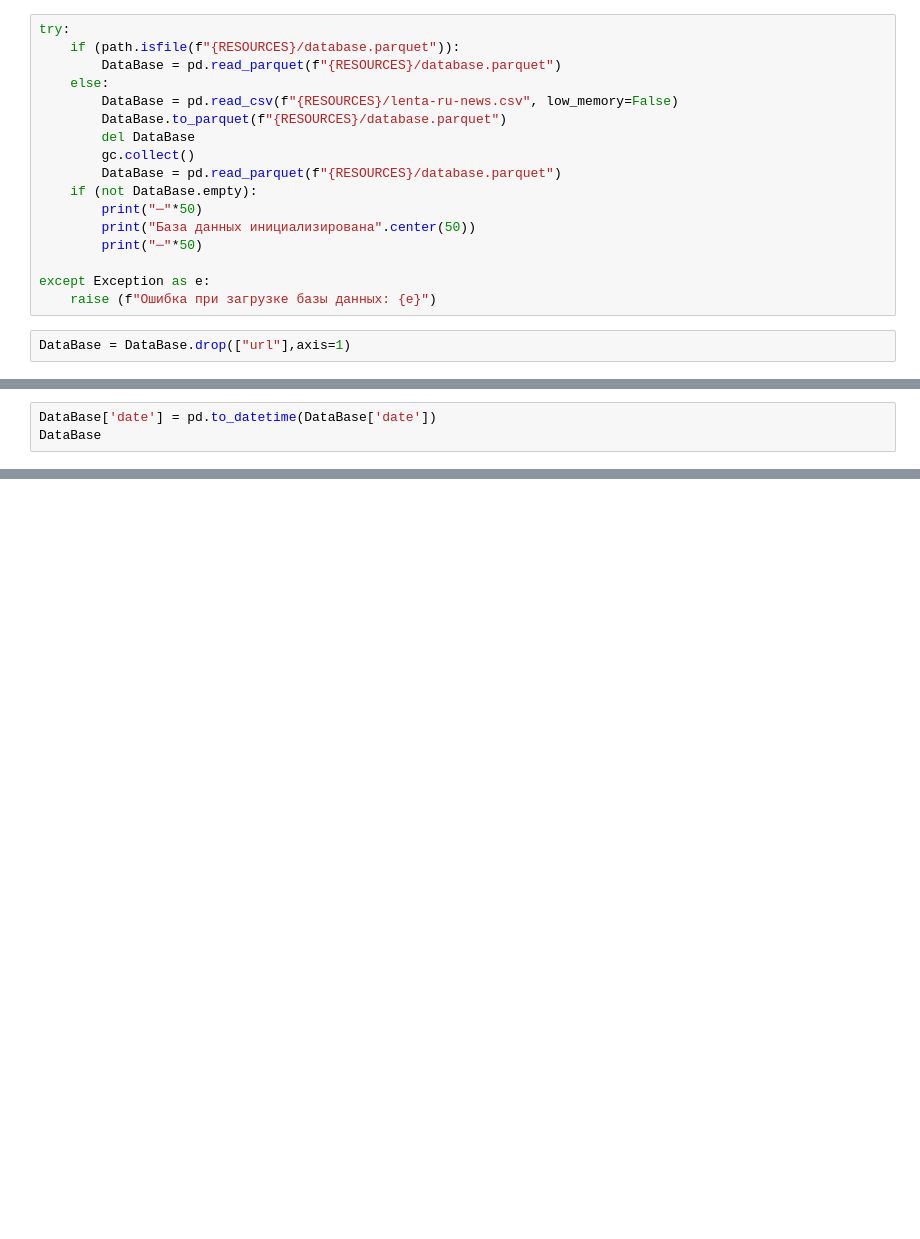
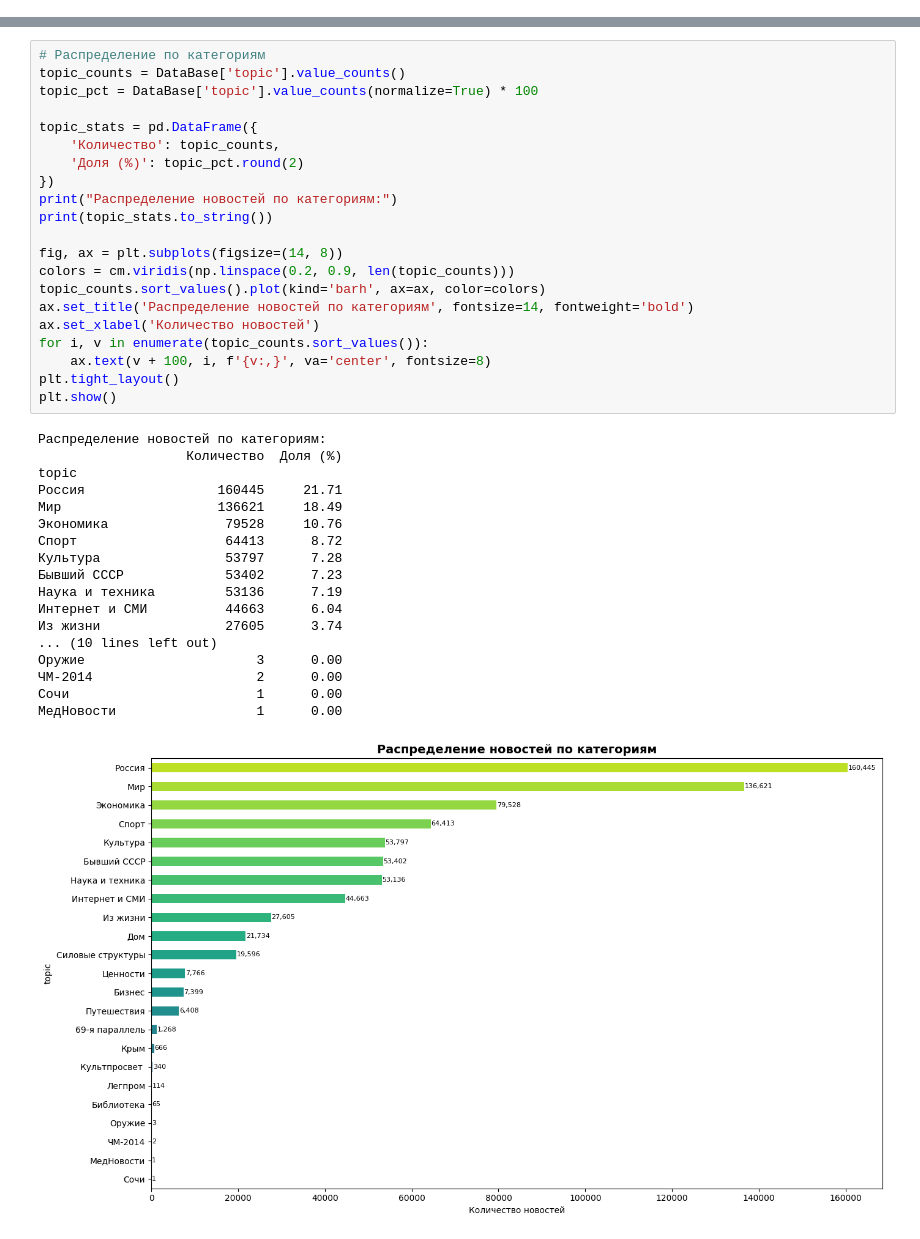
Before and after one commit to YaeKitsune13/MOiBD_Russian_news_group_project, a Jupyter notebook: DataAnalysis/Analysis.ipynb, the cells around one changed output, grey strips where cells are left out. Drawn from its saved outputs; the diff is of its cells as text; blank space fills up the shorter version.

Commit message:
data research and model training ended

```diff
--- a/DataAnalysis/Analysis.ipynb
+++ b/DataAnalysis/Analysis.ipynb
@@ -93,19 +78,0 @@ if (not path.isfile(f"{RESOURCES}/lenta-ru-news.csv")):
-# %%
-try:
-    if (path.isfile(f"{RESOURCES}/database.parquet")):
-        DataBase = pd.read_parquet(f"{RESOURCES}/database.parquet")
-    else:
-        DataBase = pd.read_csv(f"{RESOURCES}/lenta-ru-news.csv", low_memory=False)
-        DataBase.to_parquet(f"{RESOURCES}/database.parquet")
-        del DataBase
-        gc.collect()
-        DataBase = pd.read_parquet(f"{RESOURCES}/database.parquet")
-    if (not DataBase.empty):
-        print("─"*50)
-        print("База данных инициализирована".center(50))
-        print("─"*50)
-
-except Exception as e:
-    raise (f"Ошибка при загрузке базы данных: {e}")
-# %%
-DataBase = DataBase.drop(["url"],axis=1)
@@ -127,3 +132,0 @@ DataBase['tags'].value_counts().head(15)
-# %%
-DataBase['date'] = pd.to_datetime(DataBase['date'])
-DataBase
@@ -279,0 +166,40 @@ print("Данные разбиты на Train и Test.")
+# %%
+# Распределение по категориям
+topic_counts = DataBase['topic'].value_counts()
+topic_pct = DataBase['topic'].value_counts(normalize=True) * 100
+
+topic_stats = pd.DataFrame({
+    'Количество': topic_counts,
+    'Доля (%)': topic_pct.round(2)
+})
+print("Распределение новостей по категориям:")
+print(topic_stats.to_string())
+
+fig, ax = plt.subplots(figsize=(14, 8))
+colors = cm.viridis(np.linspace(0.2, 0.9, len(topic_counts)))
+topic_counts.sort_values().plot(kind='barh', ax=ax, color=colors)
+ax.set_title('Распределение новостей по категориям', fontsize=14, fontweight='bold')
+ax.set_xlabel('Количество новостей')
+for i, v in enumerate(topic_counts.sort_values()):
+    ax.text(v + 100, i, f'{v:,}', va='center', fontsize=8)
+plt.tight_layout()
+plt.show()
+# %% [output]
+Распределение новостей по категориям:
+                   Количество  Доля (%)
+topic
+Россия                 160445     21.71
+Мир                    136621     18.49
+Экономика               79528     10.76
+Спорт                   64413      8.72
+Культура                53797      7.28
+Бывший СССР             53402      7.23
+Наука и техника         53136      7.19
+Интернет и СМИ          44663      6.04
+Из жизни                27605      3.74
+... (10 lines left out)
+Оружие                      3      0.00
+ЧМ-2014                     2      0.00
+Сочи                        1      0.00
+МедНовости                  1      0.00
+[figure, added]
```
Also changed, not shown: parts of 55 cells of this notebook, 8 other files.
